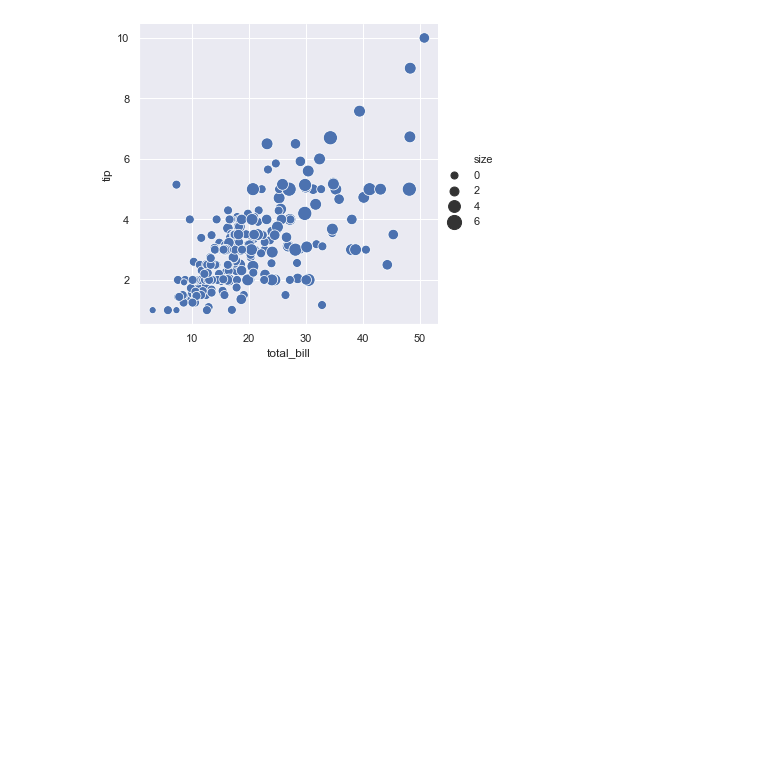
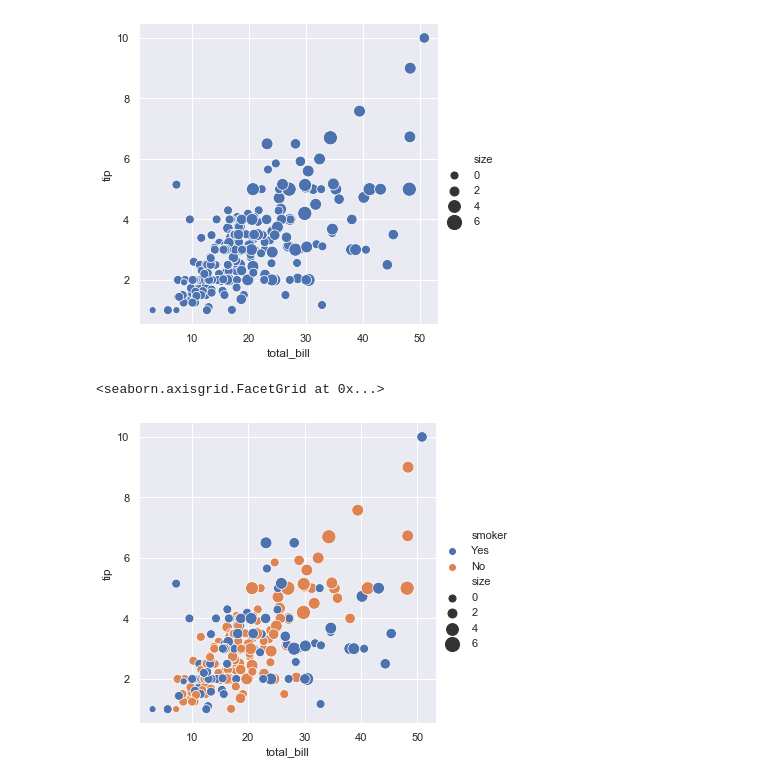
Before and after one commit to muranjan/test-repo, a Jupyter notebook: Seaborn.ipynb, the cells around one changed output. Saved outputs shown, nothing was run; the diff lists cells and outputs as text; code cells hidden in the pictures; blank space fills up the shorter version.

```diff
--- a/Seaborn.ipynb
+++ b/Seaborn.ipynb
@@ -58,3 +58,10 @@ sns.relplot(x="total_bill",y="tip",data=tips,size="size", sizes=(50,200))
 # %% [output]
 <seaborn.axisgrid.FacetGrid at 0x...>
 [figure]
+# %%
+# we can use "sizes" param to normalize the size of "size" param and with
+# "hue" other color will appear for third param
+sns.relplot(x="total_bill", y="tip", data=tips, size="size", hue="smoker", sizes=(50,200))
+# %% [output]
+<seaborn.axisgrid.FacetGrid at 0x...>
+[figure, added]
```
Also changed, not shown: parts of 9 cells of this notebook.
